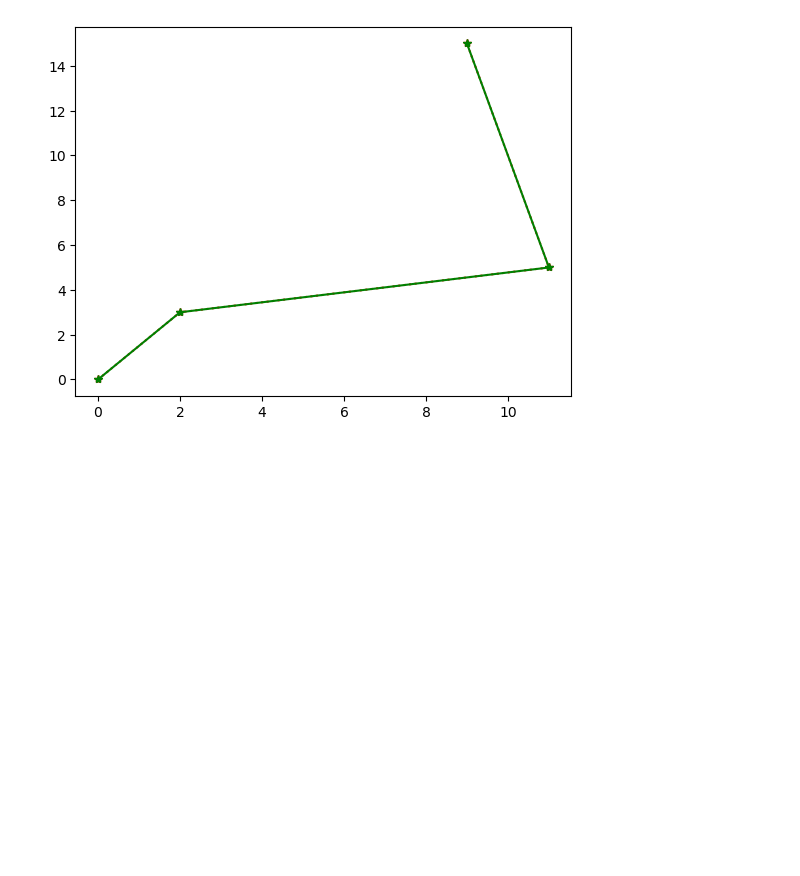
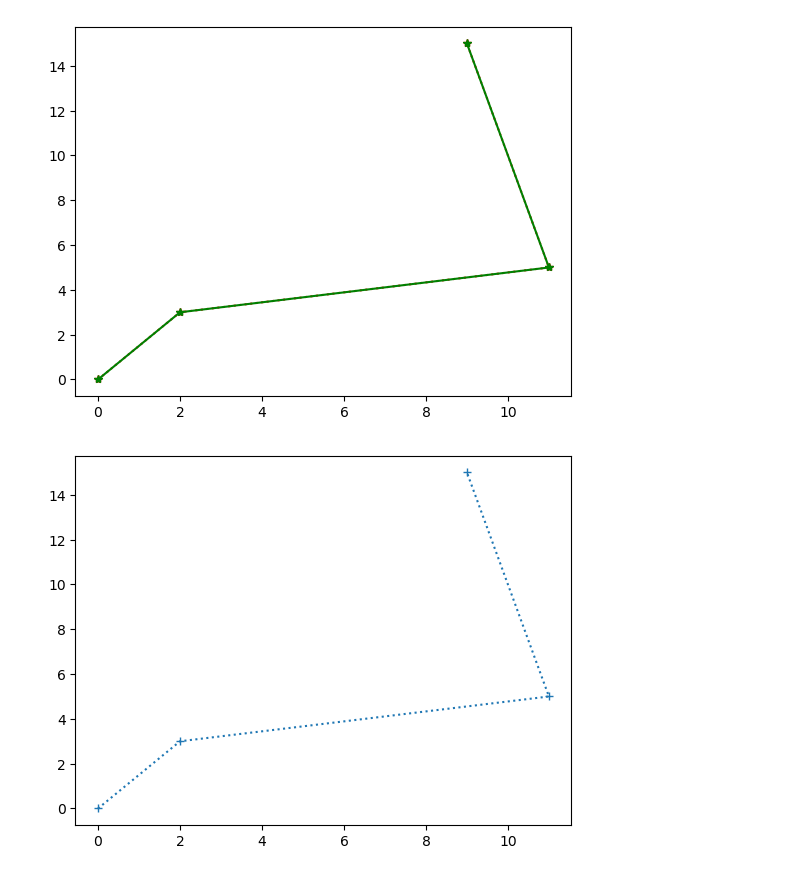
Before and after one commit to Kushagrarajsinghavisoft/Daily-works, a Jupyter notebook: February/12-02-2024/12-02-2024.ipynb, the cells around one changed output. Drawn from its saved outputs; the diff is of its cells as text; code cells hidden in the pictures; blank space fills up the shorter version.

```diff
--- a/February/12-02-2024/12-02-2024.ipynb
+++ b/February/12-02-2024/12-02-2024.ipynb
@@ -129,3 +129,15 @@ plt.plot(xaxis,yaxis,'*-g')
 plt.show()
 # %% [output]
 [figure]
+# %%
+import matplotlib.pyplot as plt
+import numpy as np
+xaxis=np.array([0,2,11,9])
+yaxis=np.array([0,3,5,15])
+
+# plt.plot(xaxis,yaxis,'D--')
+plt.plot(xaxis,yaxis,'+',ls="dotted")
+# plt.plot(xaxis,yaxis,'*-g')
+plt.show()
+# %% [output]
+[figure, added]
```
Also changed, not shown: parts of 10 cells of this notebook.
